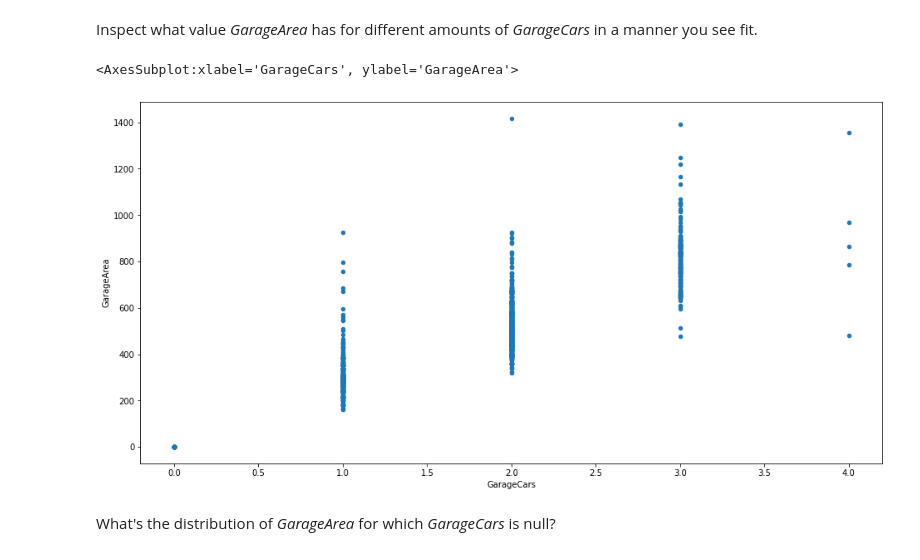
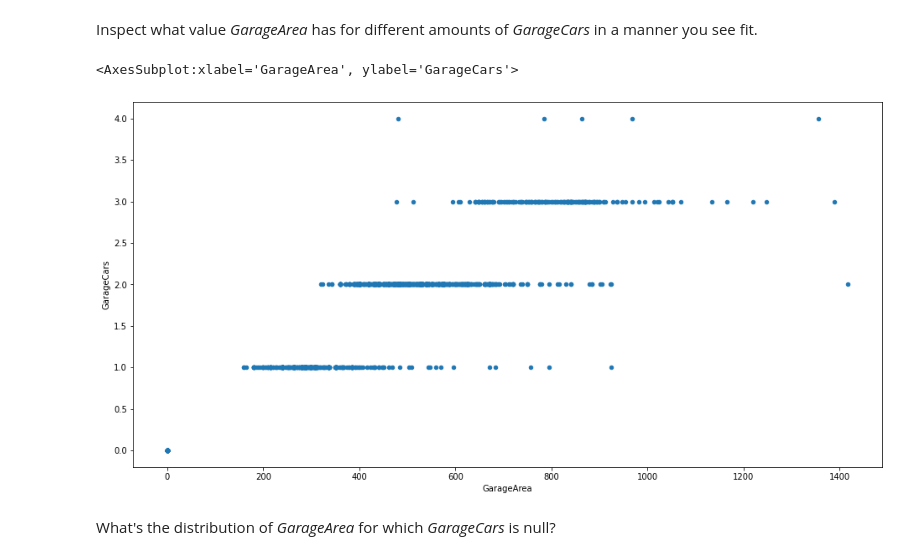
Before and after one commit to bang-a-coder/project-datascience101, a Jupyter notebook: Data Science 101-2.ipynb, the cells around one changed output. Drawn from its saved outputs; the diff is of its cells as text; code cells hidden in the pictures.

```diff
--- a/Data Science 101-2.ipynb
+++ b/Data Science 101-2.ipynb
@@ -435,12 +430,12 @@ Inspect what value <i>GarageArea</i> has for different amounts of <i>GarageCars<
 # %%
 garageCols = ['GarageCars', 'GarageArea']
 
 garageDF = housePricesDF[garageCols]
 
-garageDF.plot.scatter(x='GarageCars', y='GarageArea')
+garageDF.plot.scatter(y='GarageCars', x='GarageArea')
 # %% [output]
-<AxesSubplot:xlabel='GarageCars', ylabel='GarageArea'>
+<AxesSubplot:xlabel='GarageArea', ylabel='GarageCars'>
-[figure, old version]
+[figure, new version]
 # %% [markdown]
 What's the distribution of <i>GarageArea</i> for which <i>GarageCars</i> is null?
 # %%
```
Also changed, not shown: parts of 3 cells of this notebook.
